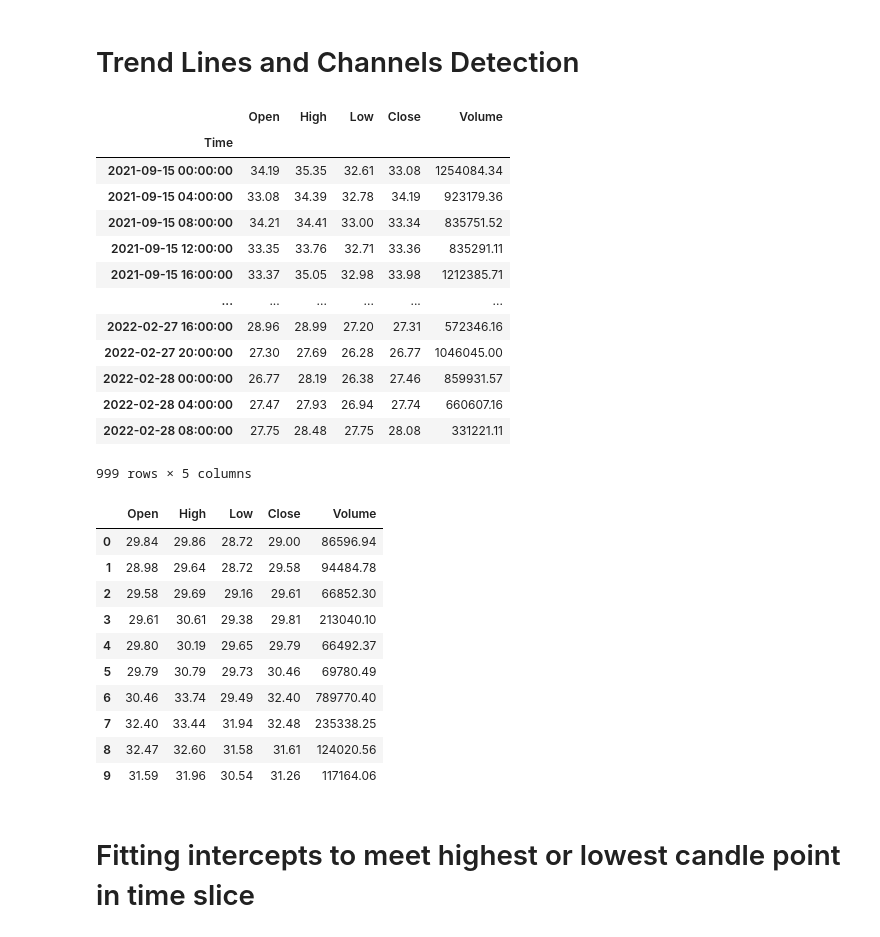
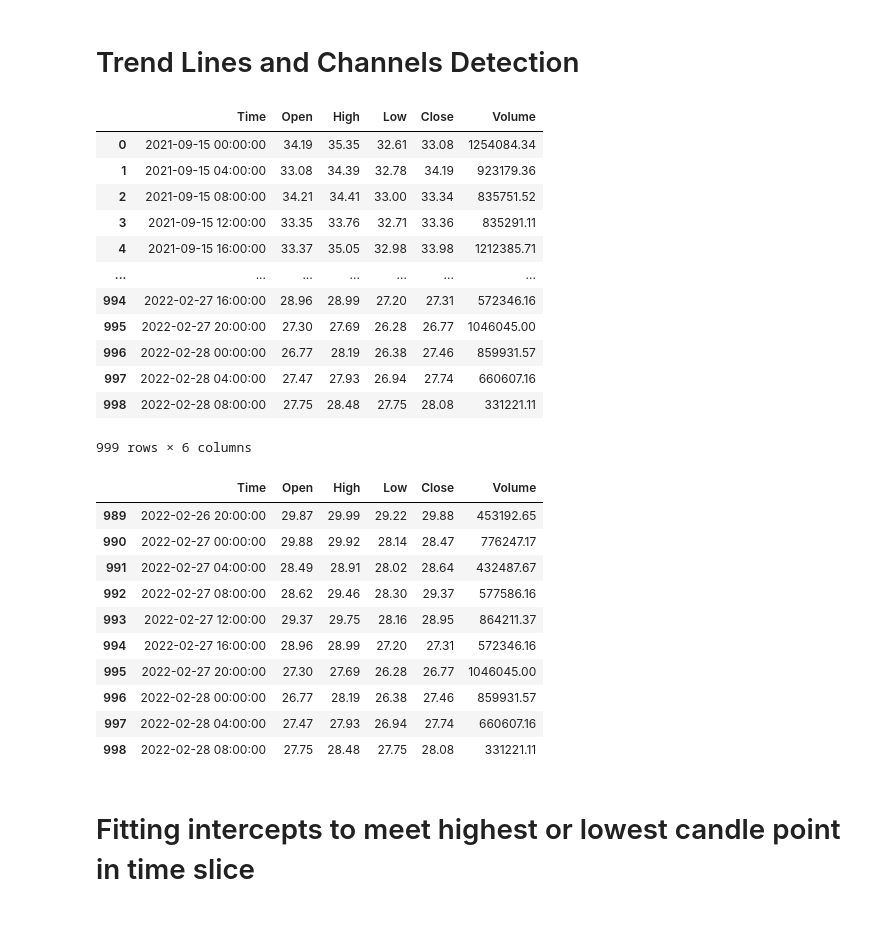
Before and after one commit to elcreek/work, a Jupyter notebook: TrendLineChannelDetection V2.ipynb, the cells around one changed output. Saved outputs shown, nothing was run; the diff lists cells and outputs as text; code cells hidden in the pictures.

```diff
--- a/TrendLineChannelDetection V2.ipynb
+++ b/TrendLineChannelDetection V2.ipynb
@@ -4,48 +4,48 @@
 import ccxt
 import pandas as pd
 # %%
-def find_csv(pair = 'btc',tf = '4h'):
+tf = '4h'
 
-    pair.upper()
-    # data=pd.read_csv(f"C:\\Users\Grant\Desktop\work_git\work\data\\{tf}\{pair}USDT_{tf}.csv", parse_dates=True)
-    df=pd.read_csv(f"C:\\Users\Grant\Desktop\work_git\work\data\\{tf}\{pair}USDT_{tf}.csv", parse_dates=True, index_col='Time')
-    return df
+pair = "atom".upper()
 
-find_csv('atom', '4h')
+df=pd.read_csv(f"C:\\Users\Grant\Desktop\work_git\work\data\\{tf}\{pair}USDT_{tf}.csv", parse_dates=True)
+
+# df=pd.read_csv(f"C:\\Users\Grant\Desktop\work_git\work\data\\{tf}\{pair}USDT_{tf}.csv", parse_dates=True, index_col='Time')
+
+df
 # %% [output]
-|  | Open | High | Low | Close | Volume |
-| Time |  |  |  |  |  |
-| 2021-09-15 00:00:00 | 34.19 | 35.35 | 32.61 | 33.08 | 1254084.34 |
-| 2021-09-15 04:00:00 | 33.08 | 34.39 | 32.78 | 34.19 | 923179.36 |
-| 2021-09-15 08:00:00 | 34.21 | 34.41 | 33.00 | 33.34 | 835751.52 |
-| 2021-09-15 12:00:00 | 33.35 | 33.76 | 32.71 | 33.36 | 835291.11 |
-| 2021-09-15 16:00:00 | 33.37 | 35.05 | 32.98 | 33.98 | 1212385.71 |
-| ... | ... | ... | ... | ... | ... |
-| 2022-02-27 16:00:00 | 28.96 | 28.99 | 27.20 | 27.31 | 572346.16 |
-| 2022-02-27 20:00:00 | 27.30 | 27.69 | 26.28 | 26.77 | 1046045.00 |
-| 2022-02-28 00:00:00 | 26.77 | 28.19 | 26.38 | 27.46 | 859931.57 |
-| 2022-02-28 04:00:00 | 27.47 | 27.93 | 26.94 | 27.74 | 660607.16 |
-| 2022-02-28 08:00:00 | 27.75 | 28.48 | 27.75 | 28.08 | 331221.11 |
+|  | Time | Open | High | Low | Close | Volume |
+| 0 | 2021-09-15 00:00:00 | 34.19 | 35.35 | 32.61 | 33.08 | 1254084.34 |
+| 1 | 2021-09-15 04:00:00 | 33.08 | 34.39 | 32.78 | 34.19 | 923179.36 |
+| 2 | 2021-09-15 08:00:00 | 34.21 | 34.41 | 33.00 | 33.34 | 835751.52 |
+| 3 | 2021-09-15 12:00:00 | 33.35 | 33.76 | 32.71 | 33.36 | 835291.11 |
+| 4 | 2021-09-15 16:00:00 | 33.37 | 35.05 | 32.98 | 33.98 | 1212385.71 |
+| ... | ... | ... | ... | ... | ... | ... |
+| 994 | 2022-02-27 16:00:00 | 28.96 | 28.99 | 27.20 | 27.31 | 572346.16 |
+| 995 | 2022-02-27 20:00:00 | 27.30 | 27.69 | 26.28 | 26.77 | 1046045.00 |
+| 996 | 2022-02-28 00:00:00 | 26.77 | 28.19 | 26.38 | 27.46 | 859931.57 |
+| 997 | 2022-02-28 04:00:00 | 27.47 | 27.93 | 26.94 | 27.74 | 660607.16 |
+| 998 | 2022-02-28 08:00:00 | 27.75 | 28.48 | 27.75 | 28.08 | 331221.11 |
-999 rows × 5 columns
+999 rows × 6 columns
 # %%
 
 #Check if NA values are in data
 df=df[df['Volume']!=0]
 df.reset_index(drop=True, inplace=True)
 df.isna().sum()
-df.head(10)
+df.tail(10)
 # %% [output]
-|  | Open | High | Low | Close | Volume |
-| 0 | 29.84 | 29.86 | 28.72 | 29.00 | 86596.94 |
-| 1 | 28.98 | 29.64 | 28.72 | 29.58 | 94484.78 |
-| 2 | 29.58 | 29.69 | 29.16 | 29.61 | 66852.30 |
-| 3 | 29.61 | 30.61 | 29.38 | 29.81 | 213040.10 |
-| 4 | 29.80 | 30.19 | 29.65 | 29.79 | 66492.37 |
-| 5 | 29.79 | 30.79 | 29.73 | 30.46 | 69780.49 |
-| 6 | 30.46 | 33.74 | 29.49 | 32.40 | 789770.40 |
-| 7 | 32.40 | 33.44 | 31.94 | 32.48 | 235338.25 |
-| 8 | 32.47 | 32.60 | 31.58 | 31.61 | 124020.56 |
-| 9 | 31.59 | 31.96 | 30.54 | 31.26 | 117164.06 |
+|  | Time | Open | High | Low | Close | Volume |
+| 989 | 2022-02-26 20:00:00 | 29.87 | 29.99 | 29.22 | 29.88 | 453192.65 |
+| 990 | 2022-02-27 00:00:00 | 29.88 | 29.92 | 28.14 | 28.47 | 776247.17 |
+| 991 | 2022-02-27 04:00:00 | 28.49 | 28.91 | 28.02 | 28.64 | 432487.67 |
+| 992 | 2022-02-27 08:00:00 | 28.62 | 29.46 | 28.30 | 29.37 | 577586.16 |
+| 993 | 2022-02-27 12:00:00 | 29.37 | 29.75 | 28.16 | 28.95 | 864211.37 |
+| 994 | 2022-02-27 16:00:00 | 28.96 | 28.99 | 27.20 | 27.31 | 572346.16 |
+| 995 | 2022-02-27 20:00:00 | 27.30 | 27.69 | 26.28 | 26.77 | 1046045.00 |
+| 996 | 2022-02-28 00:00:00 | 26.77 | 28.19 | 26.38 | 27.46 | 859931.57 |
+| 997 | 2022-02-28 04:00:00 | 27.47 | 27.93 | 26.94 | 27.74 | 660607.16 |
+| 998 | 2022-02-28 08:00:00 | 27.75 | 28.48 | 27.75 | 28.08 | 331221.11 |
 # %%
 dfpl = df[:]
 import plotly.graph_objects as go
```
Also changed, not shown: parts of 6 cells of this notebook, 5 other files.
